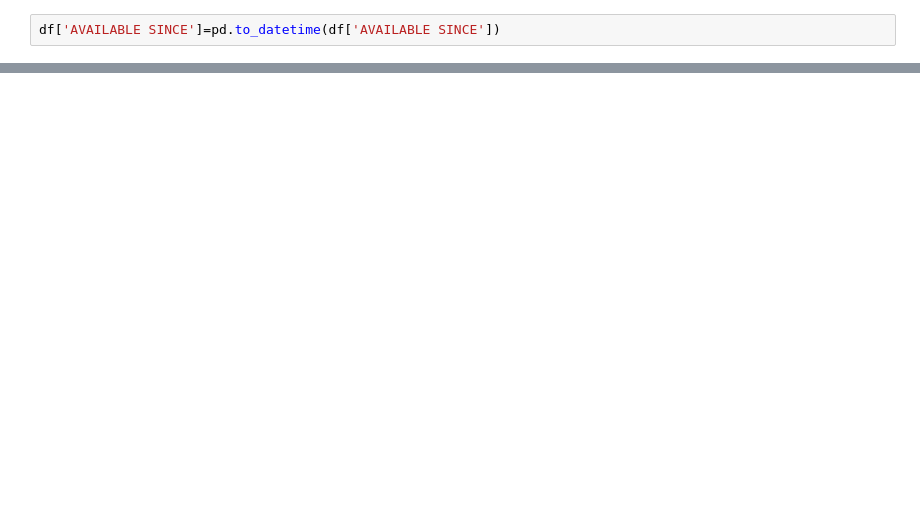
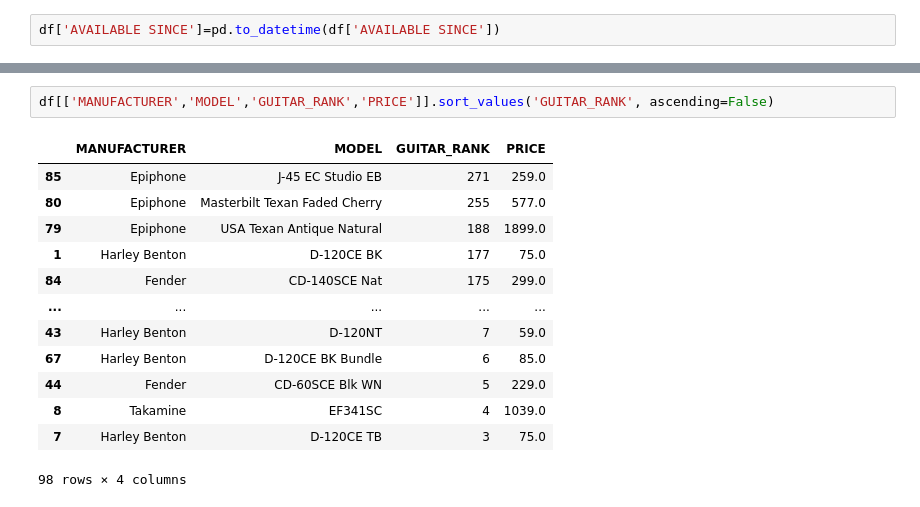
Before and after one commit to Aneesh-Kalita-10617414/Programming_CA1_Python_Data_Acquisition_Preprocessing_Pipeline, a Jupyter notebook: Webscraping.ipynb, the cells around one changed output, grey strips where cells are left out. Drawn from its saved outputs; the diff is of its cells as text; blank space fills up the shorter version.

```diff
--- a/Webscraping.ipynb
+++ b/Webscraping.ipynb
@@ -461,0 +474,16 @@ df['AVAILABLE SINCE']=pd.to_datetime(df['AVAILABLE SINCE'])
+# %%
+df[['MANUFACTURER','MODEL','GUITAR_RANK','PRICE']].sort_values('GUITAR_RANK', ascending=False)
+# %% [output]
+|  | MANUFACTURER | MODEL | GUITAR_RANK | PRICE |
+| 85 | Epiphone | J-45 EC Studio EB | 271 | 259.0 |
+| 80 | Epiphone | Masterbilt Texan Faded Cherry | 255 | 577.0 |
+| 79 | Epiphone | USA Texan Antique Natural | 188 | 1899.0 |
+| 1 | Harley Benton | D-120CE BK | 177 | 75.0 |
+| 84 | Fender | CD-140SCE Nat | 175 | 299.0 |
+| ... | ... | ... | ... | ... |
+| 43 | Harley Benton | D-120NT | 7 | 59.0 |
+| 67 | Harley Benton | D-120CE BK Bundle | 6 | 85.0 |
+| 44 | Fender | CD-60SCE Blk WN | 5 | 229.0 |
+| 8 | Takamine | EF341SC | 4 | 1039.0 |
+| 7 | Harley Benton | D-120CE TB | 3 | 75.0 |
+98 rows × 4 columns
```
Also changed, not shown: parts of 24 cells of this notebook.
